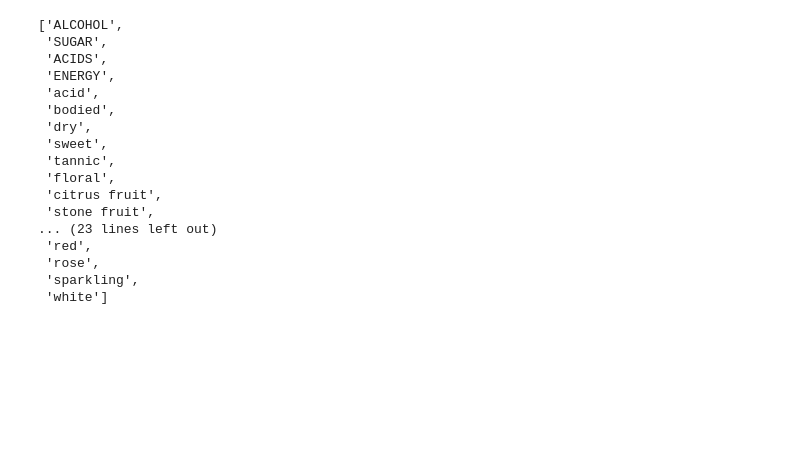
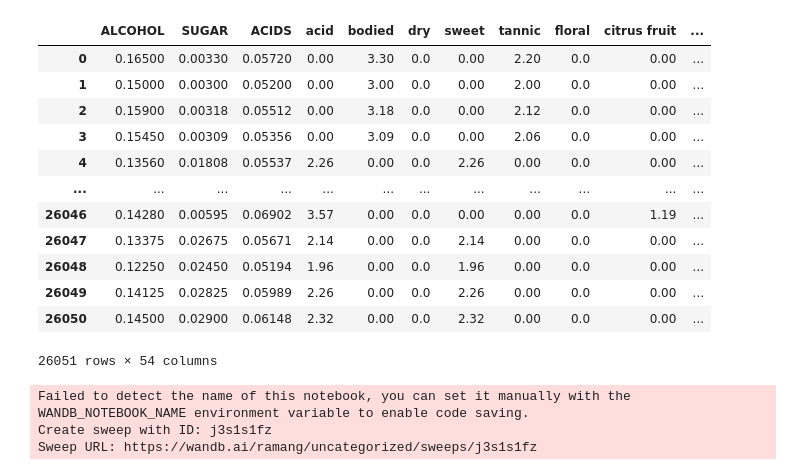
Before and after one commit to williambrach/NN-zadania, a Jupyter notebook: Zadanie3/zadanie3.ipynb, the cells around one changed output. Saved outputs shown, nothing was run; the diff lists cells and outputs as text; code cells hidden in the pictures; blank space fills up the shorter version.

```diff
--- a/Zadanie3/zadanie3.ipynb
+++ b/Zadanie3/zadanie3.ipynb
@@ -102,20 +99,23 @@ food_columns
-# %%
-wine_columns
-# %% [output]
-['ALCOHOL',
- 'SUGAR',
- 'ACIDS',
- 'ENERGY',
- 'acid',
- 'bodied',
- 'dry',
- 'sweet',
- 'tannic',
- 'floral',
- 'citrus fruit',
- 'stone fruit',
-... (23 lines left out)
- 'red',
- 'rose',
- 'sparkling',
- 'white']
+# %%
+import random
+for index, row in df.iterrows():
+    wine_rand = round(random.uniform(0.9, 1.2), 2)
+    food_rand =  round(random.uniform(0.9, 1.2), 2)
+    df.at[index,wine_columns] = row[wine_columns] * wine_rand
+    df.at[index,food_columns] = row[food_columns] * food_rand
+# %%
+df
+# %% [output]
+|  | ALCOHOL | SUGAR | ACIDS | acid | bodied | dry | sweet | tannic | floral | citrus fruit | ... |
+| 0 | 0.16500 | 0.00330 | 0.05720 | 0.00 | 3.30 | 0.0 | 0.00 | 2.20 | 0.0 | 0.00 | ... |
+| 1 | 0.15000 | 0.00300 | 0.05200 | 0.00 | 3.00 | 0.0 | 0.00 | 2.00 | 0.0 | 0.00 | ... |
+| 2 | 0.15900 | 0.00318 | 0.05512 | 0.00 | 3.18 | 0.0 | 0.00 | 2.12 | 0.0 | 0.00 | ... |
+| 3 | 0.15450 | 0.00309 | 0.05356 | 0.00 | 3.09 | 0.0 | 0.00 | 2.06 | 0.0 | 0.00 | ... |
+| 4 | 0.13560 | 0.01808 | 0.05537 | 2.26 | 0.00 | 0.0 | 2.26 | 0.00 | 0.0 | 0.00 | ... |
+| ... | ... | ... | ... | ... | ... | ... | ... | ... | ... | ... | ... |
+| 26046 | 0.14280 | 0.00595 | 0.06902 | 3.57 | 0.00 | 0.0 | 0.00 | 0.00 | 0.0 | 1.19 | ... |
+| 26047 | 0.13375 | 0.02675 | 0.05671 | 2.14 | 0.00 | 0.0 | 2.14 | 0.00 | 0.0 | 0.00 | ... |
+| 26048 | 0.12250 | 0.02450 | 0.05194 | 1.96 | 0.00 | 0.0 | 1.96 | 0.00 | 0.0 | 0.00 | ... |
+| 26049 | 0.14125 | 0.02825 | 0.05989 | 2.26 | 0.00 | 0.0 | 2.26 | 0.00 | 0.0 | 0.00 | ... |
+| 26050 | 0.14500 | 0.02900 | 0.06148 | 2.32 | 0.00 | 0.0 | 2.32 | 0.00 | 0.0 | 0.00 | ... |
+26051 rows × 54 columns
@@ -121,0 +167,6 @@ wine_columns
+# %%
+sweep_id = wandb.sweep(sweep_config)
+# %% [output]
+Failed to detect the name of this notebook, you can set it manually with the WANDB_NOTEBOOK_NAME environment variable to enable code saving.
+Create sweep with ID: j3s1s1fz
+Sweep URL: https://wandb.ai/ramang/uncategorized/sweeps/j3s1s1fz
```
Also changed, not shown: parts of 20 cells of this notebook, 1 other file.
